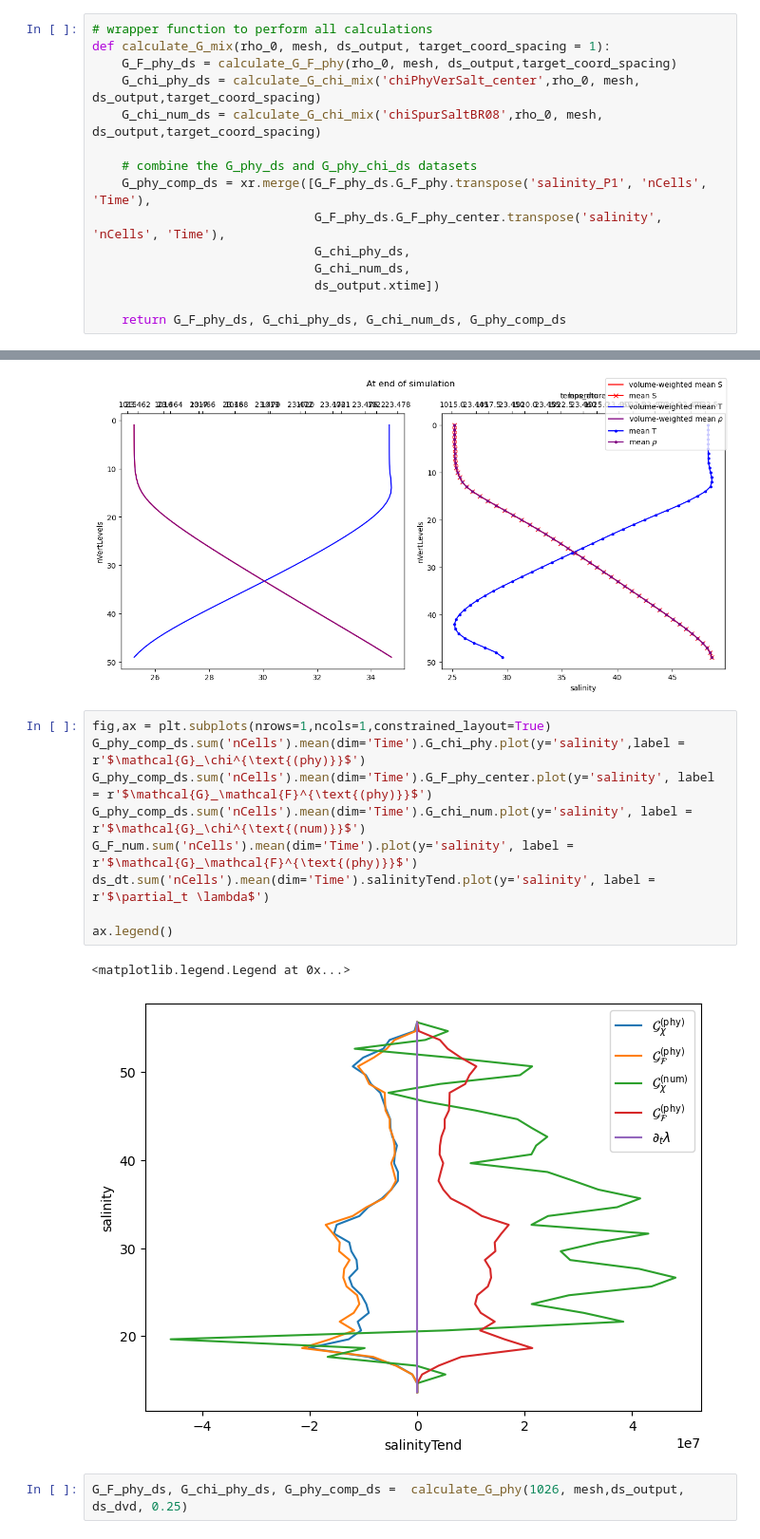
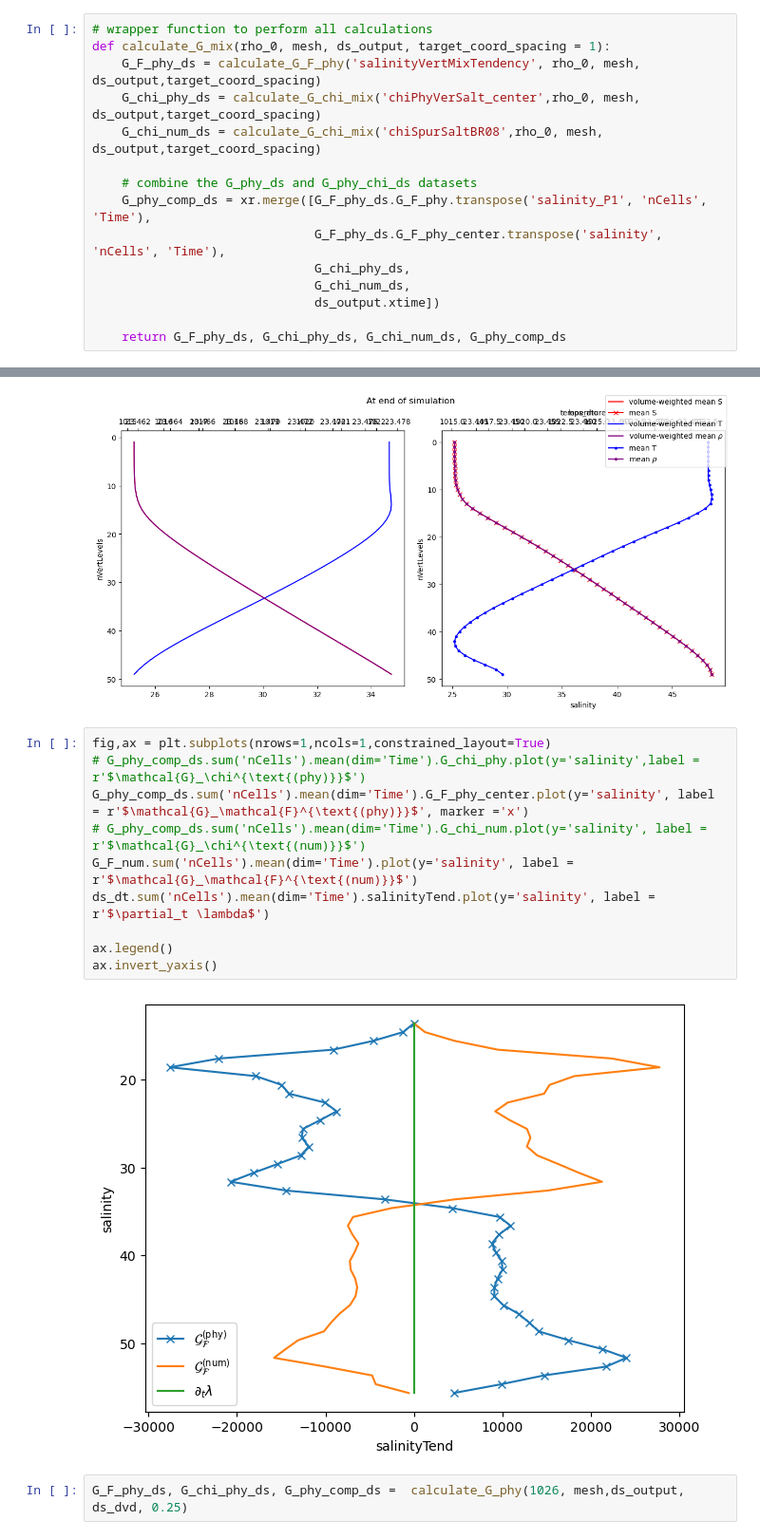
Before and after one commit to kailauyeda/WMT_DVD, a Jupyter notebook: bichan/analysis/preliminary_analysis.ipynb, the cells around one changed output, grey strips where cells are left out. Shown at 95% size. Drawn from its saved outputs; the diff is of its cells as text.

```diff
--- a/bichan/analysis/preliminary_analysis.ipynb
+++ b/bichan/analysis/preliminary_analysis.ipynb
@@ -410,7 +504,7 @@ def calculate_G_chi_mix(chi_variable, rho_0, mesh, ds_output, target_coord_spaci
 # %%
 # wrapper function to perform all calculations
 def calculate_G_mix(rho_0, mesh, ds_output, target_coord_spacing = 1):
-    G_F_phy_ds = calculate_G_F_phy(rho_0, mesh, ds_output,target_coord_spacing)
+    G_F_phy_ds = calculate_G_F_phy('salinityVertMixTendency', rho_0, mesh, ds_output,target_coord_spacing)
     G_chi_phy_ds = calculate_G_chi_mix('chiPhyVerSalt_center',rho_0, mesh, ds_output,target_coord_spacing)
     G_chi_num_ds = calculate_G_chi_mix('chiSpurSaltBR08',rho_0, mesh, ds_output,target_coord_spacing)
 
@@ -683,16 +777,16 @@ Text(0.5, 0.98, 'At end of simulation')
 [figure]
 # %%
 fig,ax = plt.subplots(nrows=1,ncols=1,constrained_layout=True)
-G_phy_comp_ds.sum('nCells').mean(dim='Time').G_chi_phy.plot(y='salinity',label = r'$\mathcal{G}_\chi^{\text{(phy)}}$')
-G_phy_comp_ds.sum('nCells').mean(dim='Time').G_F_phy_center.plot(y='salinity', label = r'$\mathcal{G}_\mathcal{F}^{\text{(phy)}}$')
-G_phy_comp_ds.sum('nCells').mean(dim='Time').G_chi_num.plot(y='salinity', label = r'$\mathcal{G}_\chi^{\text{(num)}}$')
-G_F_num.sum('nCells').mean(dim='Time').plot(y='salinity', label = r'$\mathcal{G}_\mathcal{F}^{\text{(phy)}}$')
+# G_phy_comp_ds.sum('nCells').mean(dim='Time').G_chi_phy.plot(y='salinity',label = r'$\mathcal{G}_\chi^{\text{(phy)}}$')
+G_phy_comp_ds.sum('nCells').mean(dim='Time').G_F_phy_center.plot(y='salinity', label = r'$\mathcal{G}_\mathcal{F}^{\text{(phy)}}$', marker ='x')
+# G_phy_comp_ds.sum('nCells').mean(dim='Time').G_chi_num.plot(y='salinity', label = r'$\mathcal{G}_\chi^{\text{(num)}}$')
+G_F_num.sum('nCells').mean(dim='Time').plot(y='salinity', label = r'$\mathcal{G}_\mathcal{F}^{\text{(num)}}$')
 ds_dt.sum('nCells').mean(dim='Time').salinityTend.plot(y='salinity', label = r'$\partial_t \lambda$')
 
 ax.legend()
+ax.invert_yaxis()
 # %% [output]
-<matplotlib.legend.Legend at 0x...>
-[figure, old version]
+[figure, new version]
 # %%
 G_F_phy_ds, G_chi_phy_ds, G_phy_comp_ds =  calculate_G_phy(1026, mesh,ds_output, ds_dvd, 0.25)
 # %% [output]
```
Also changed, not shown: parts of 5 cells of this notebook.
